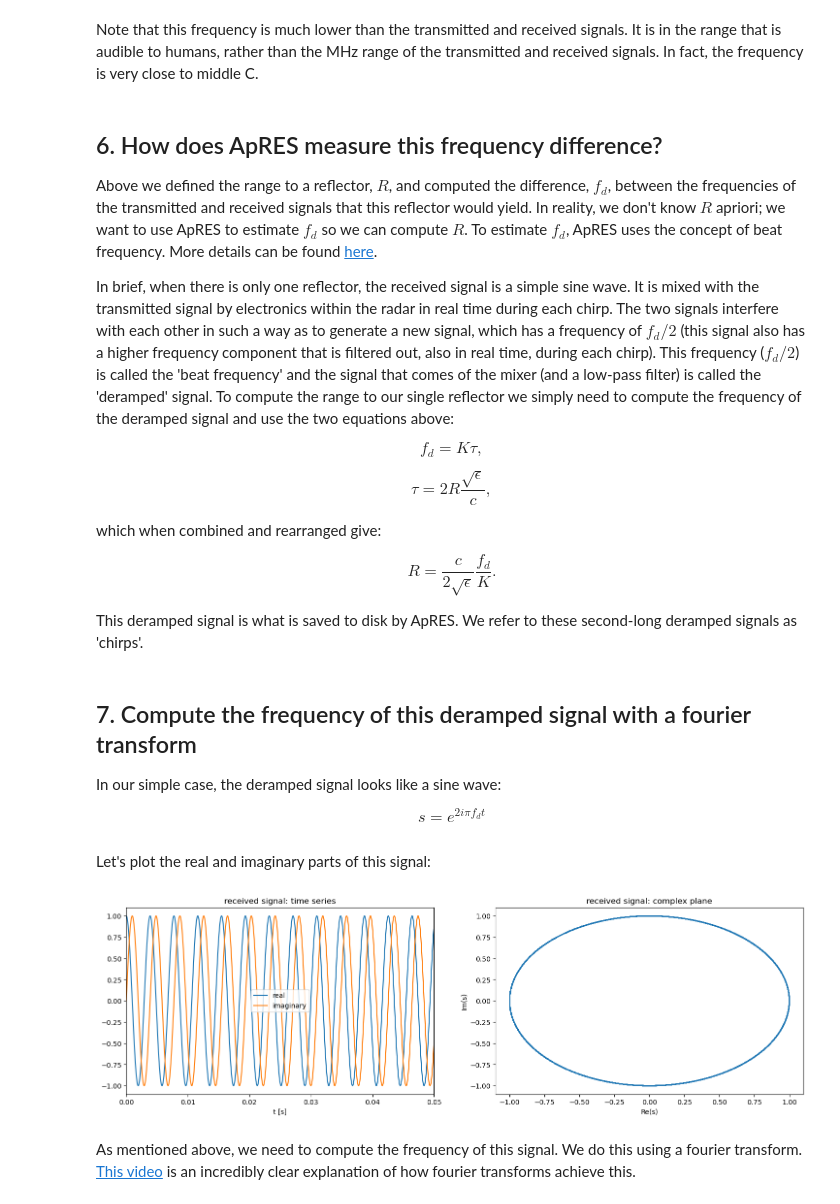
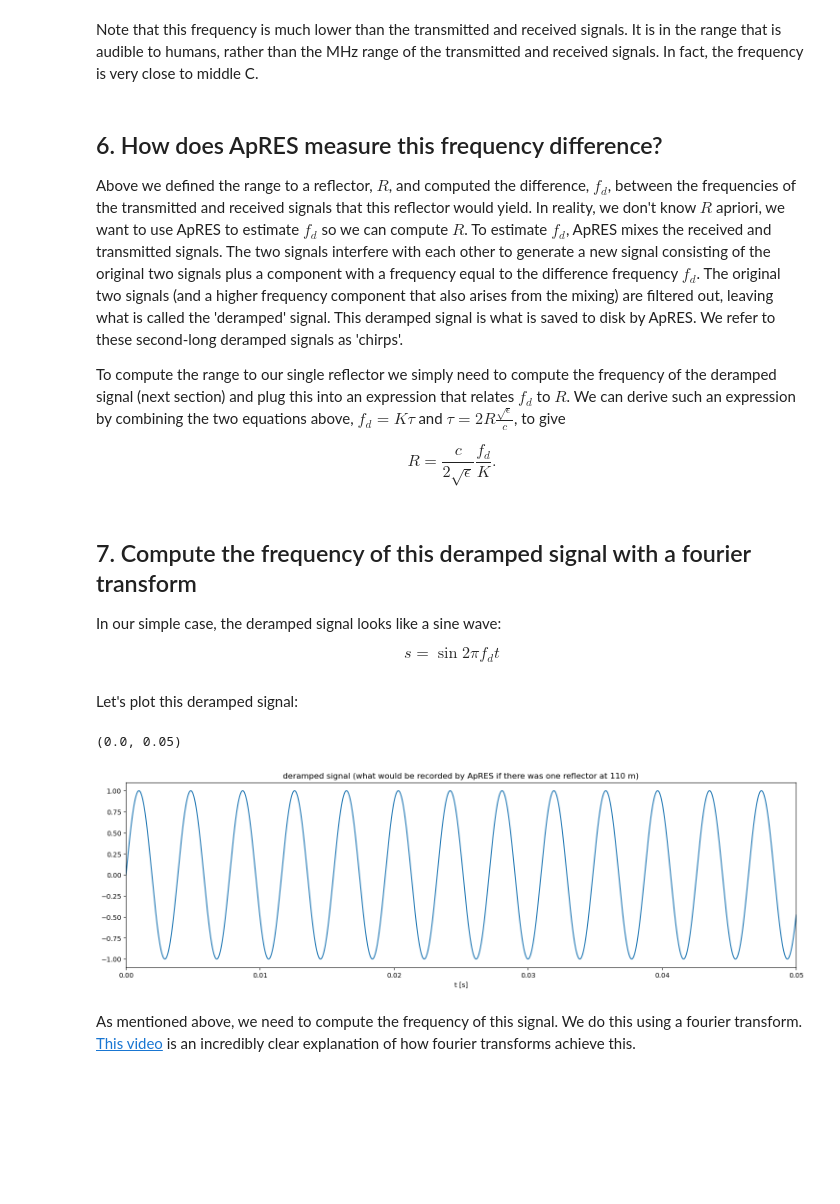
Before and after one commit to ldeo-glaciology/glaciology-intro-book, a Jupyter notebook: src/sections/radar/apres/theory_1.ipynb, the cells around one changed output. Cells and saved outputs as stored; diff of their text form; code cells hidden in the pictures; blank space fills up the shorter version.

```diff
--- a/src/sections/radar/apres/theory_1.ipynb
+++ b/src/sections/radar/apres/theory_1.ipynb
@@ -132,30 +132,23 @@ The frequency difference for a reflector 110 m deep in ice is 258.4 Hz.
 Note that this frequency is much lower than the transmitted and received signals. It is in the range that is audible to humans, rather than the MHz range of the transmitted and received signals. In fact, the frequency is very close to middle C.
 # %% [markdown]
 ## 6. How does ApRES measure this frequency difference?
-Above we defined the range to a reflector, $R$, and computed the difference, $f_d$, between the frequencies of the transmitted and received signals that this reflector would yield. In reality, we don't know $R$ apriori; we want to use ApRES to estimate $f_d$ so we can compute $R$. To estimate $f_d$, ApRES uses the concept of beat frequency. More details can be found [here](page:beat-frequency).
+Above we defined the range to a reflector, $R$, and computed the difference, $f_d$, between the frequencies of the transmitted and received signals that this reflector would yield.
+In reality, we don't know $R$ apriori, we want to use ApRES to estimate $f_d$ so we can compute $R$.
+To estimate $f_d$, ApRES mixes the received and transmitted signals.
+The two signals interfere with each other to generate a new signal consisting of the original two signals plus a component with a frequency equal to the difference frequency $f_d$.
+The original two signals (and a higher frequency component that also arises from the mixing) are filtered out, leaving what is called the 'deramped' signal.
+This deramped signal is what is saved to disk by ApRES. We refer to these second-long deramped signals as 'chirps'.
 
-In brief, when there is only one reflector, the received signal is a simple sine wave. It is mixed with the transmitted signal by electronics within the radar in real time during each chirp. The two signals interfere with each other in such a way as to generate a new signal, which has a frequency of $f_d/2$ (this signal also has a higher frequency component that is filtered out, also in real time, during each chirp). This frequency ($f_d/2$) is called the 'beat frequency' and the signal that comes of the mixer (and a low-pass filter) is called the 'deramped' signal. To compute the range to our single reflector we simply need to compute the frequency of the deramped signal and use the two equations above:
-
-$$
-f_d = K\tau,
-$$
-
-$$
-\tau = 2R\frac{\sqrt\epsilon}{c},
-$$
-
-which when combined and rearranged give:
+To compute the range to our single reflector we simply need to compute the frequency of the deramped signal (next section) and plug this into an expression that relates $f_d$ to $R$. We can derive such an expression by combining the two equations above, $f_d = K\tau$ and $\tau = 2R\frac{\sqrt\epsilon}{c}$, to give
 
 $$
 R = \frac{c}{2\sqrt\epsilon} \frac{f_d}{K}.
 $$
-
-This deramped signal is what is saved to disk by ApRES. We refer to these second-long deramped signals as 'chirps'.
 # %% [markdown]
 ## 7. Compute the frequency of this deramped signal with a fourier transform
 In our simple case, the deramped signal looks like a sine wave:
 
 $$
-s = e^{2i\pi f_d t}
+s = \sin{2\pi f_d t}
 $$
 # %%
@@ -163,23 +156,14 @@ s = np.exp(1j*2*np.pi*f_d*t)
 # %% [markdown]
-Let's plot the real and imaginary parts of this signal:
+Let's plot this deramped signal:
-# %%
-f, (ax1, ax2) = plt.subplots(1, 2, figsize=(18,5))
-
-# the real and imaginary components of the signal in the plot on the left
-ax1.plot(t,s.real, label='real')
-ax1.set_title('received signal: time series')
-ax1.set_xlabel('t [s]')
-ax1.set_xlim(0, 0.05)
-ax1.plot(t,s.imag, label='imaginary')
-ax1.legend()
-
-# the Argand diagram on the right
-ax2.plot(s.real,s.imag)
-ax2.set_title('received signal: complex plane')
-ax2.set_ylabel('Im(s)');
-ax2.set_xlabel('Re(s)');
-# %% [output]
-[figure, removed]
+# %%
+f, ax = plt.subplots(figsize=(18,5))
+ax.plot(t, s)
+ax.set_title(f'deramped signal (what would be recorded by ApRES if there was one reflector at {R} m)')
+ax.set_xlabel('t [s]')
+ax.set_xlim(0, 0.05)
+# %% [output]
+(0.0, 0.05)
+[figure, added]
 # %% [markdown]
 As mentioned above, we need to compute the frequency of this signal. We do this using a fourier transform. [This video](https://www.youtube.com/watch?v=spUNpyF58B) is an incredibly clear explanation of how fourier transforms achieve this.
 # %% [markdown]
```
Also changed, not shown: parts of 25 cells of this notebook, 5 other files.
